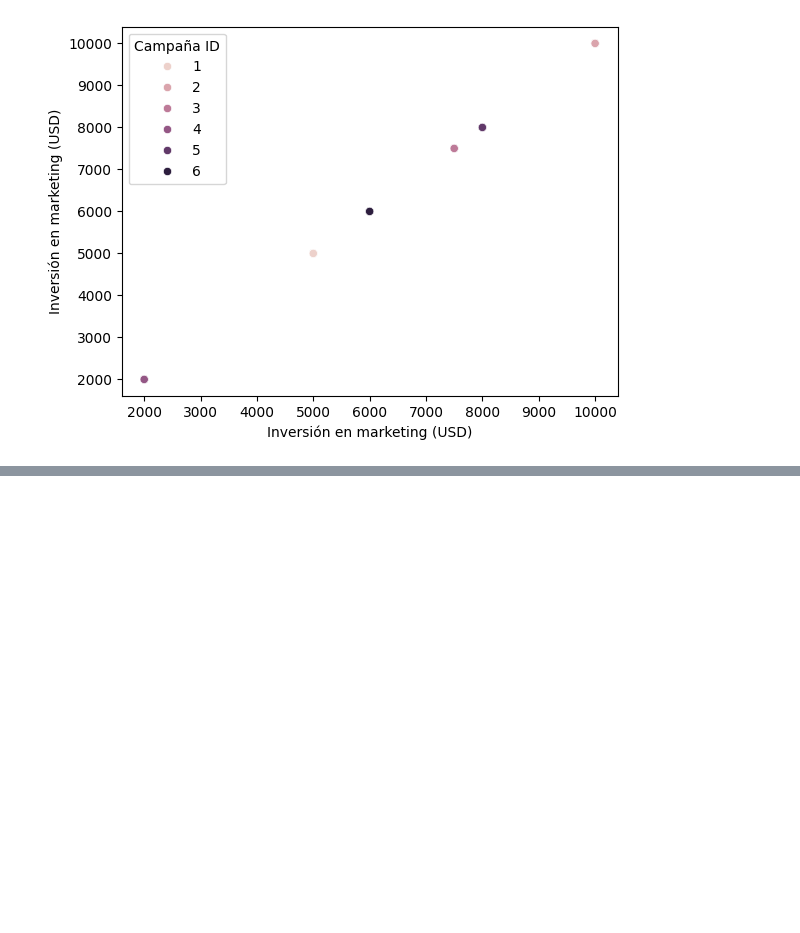
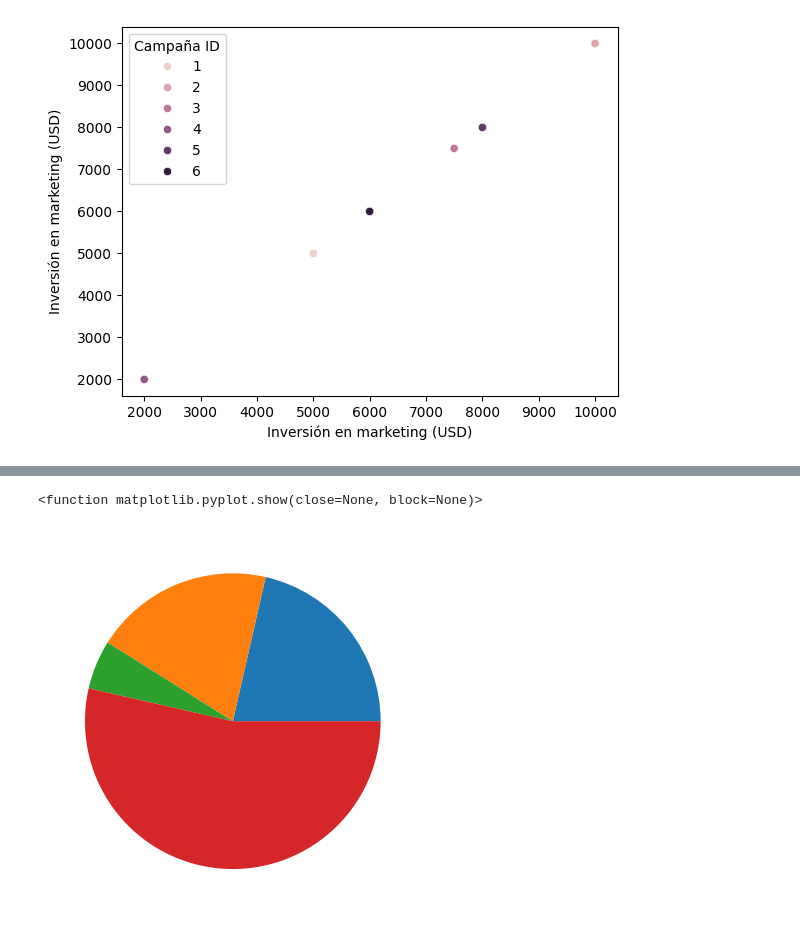
Before and after one commit to katheforero3/CursoPython, a Jupyter notebook: Visualizaciones.ipynb, the cells around one changed output, grey strips where cells are left out. Saved outputs shown, nothing was run; the diff lists cells and outputs as text; code cells hidden in the pictures; blank space fills up the shorter version.

```diff
--- a/Visualizaciones.ipynb
+++ b/Visualizaciones.ipynb
@@ -58,0 +149,8 @@ ValueError: could not convert string to float: '2024-01-15'
+# %%
+tamano_grupos=[12,11,3,30]
+#Creación de la grafica
+plt.pie(tamano_grupos)
+plt.show
+# %% [output]
+<function matplotlib.pyplot.show(close=None, block=None)>
+[figure, added]
```
Also changed, not shown: parts of 9 cells of this notebook.
